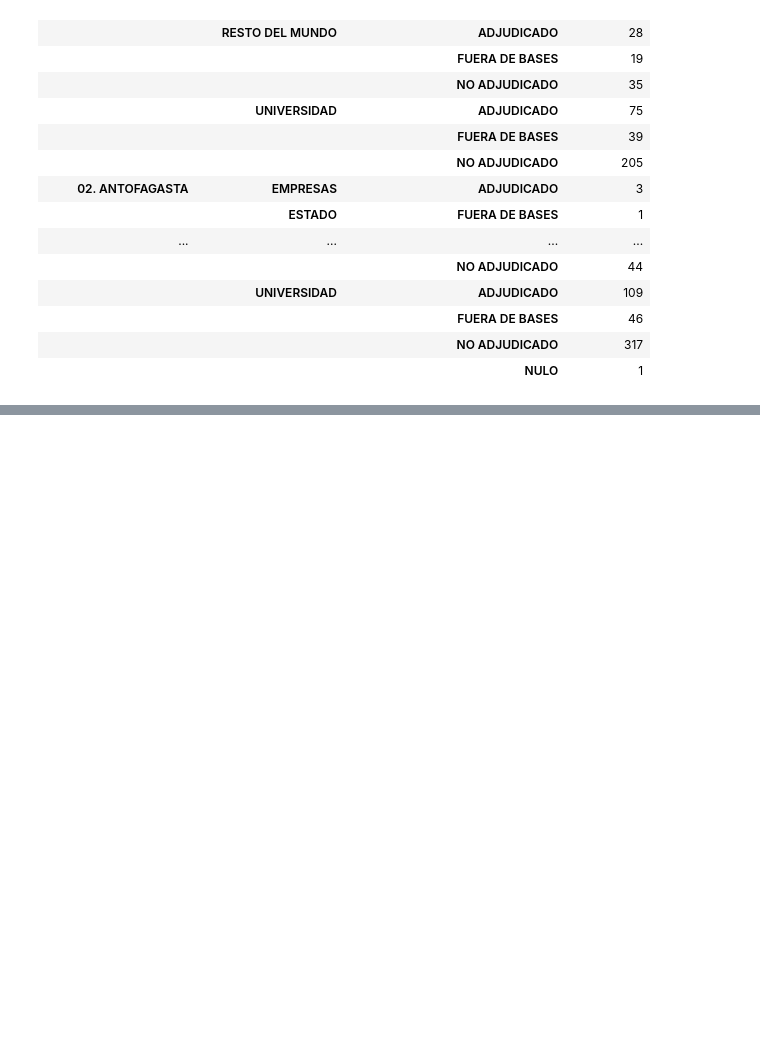
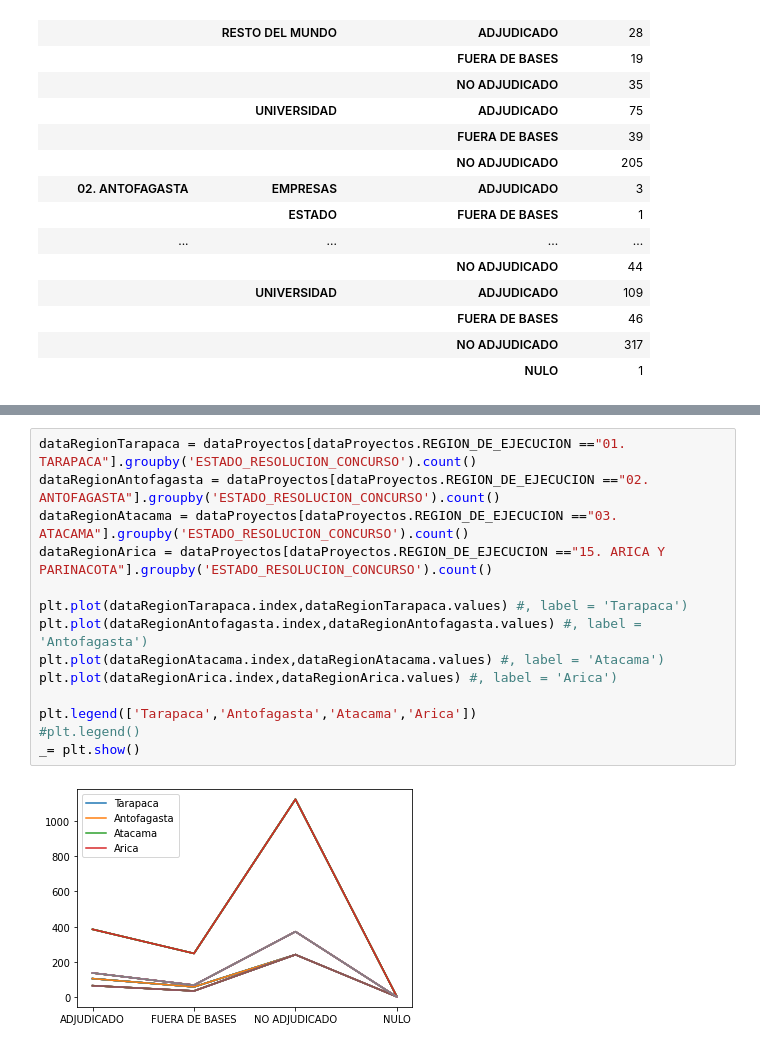
Before and after one commit to SEREMICTCI/DatosMacrozonales, a Jupyter notebook: src/proyectos_postulados.ipynb, the cells around one changed output, grey strips where cells are left out. Cells and saved outputs as stored; diff of their text form; blank space fills up the shorter version.

```diff
--- a/src/proyectos_postulados.ipynb
+++ b/src/proyectos_postulados.ipynb
@@ -66,0 +57,16 @@ AttributeError: 'DataFrameGroupBy' object has no attribute 'index'
+# %%
+dataRegionTarapaca = dataProyectos[dataProyectos.REGION_DE_EJECUCION =="01. TARAPACA"].groupby('ESTADO_RESOLUCION_CONCURSO').count()
+dataRegionAntofagasta = dataProyectos[dataProyectos.REGION_DE_EJECUCION =="02. ANTOFAGASTA"].groupby('ESTADO_RESOLUCION_CONCURSO').count()
+dataRegionAtacama = dataProyectos[dataProyectos.REGION_DE_EJECUCION =="03. ATACAMA"].groupby('ESTADO_RESOLUCION_CONCURSO').count()
+dataRegionArica = dataProyectos[dataProyectos.REGION_DE_EJECUCION =="15. ARICA Y PARINACOTA"].groupby('ESTADO_RESOLUCION_CONCURSO').count()
+
+plt.plot(dataRegionTarapaca.index,dataRegionTarapaca.values) #, label = 'Tarapaca')
+plt.plot(dataRegionAntofagasta.index,dataRegionAntofagasta.values) #, label = 'Antofagasta')
+plt.plot(dataRegionAtacama.index,dataRegionAtacama.values) #, label = 'Atacama')
+plt.plot(dataRegionArica.index,dataRegionArica.values) #, label = 'Arica')
+
+plt.legend(['Tarapaca','Antofagasta','Atacama','Arica'])
+#plt.legend()
+_= plt.show()
+# %% [output]
+[figure, added]
```
Also changed, not shown: parts of 3 cells of this notebook.
